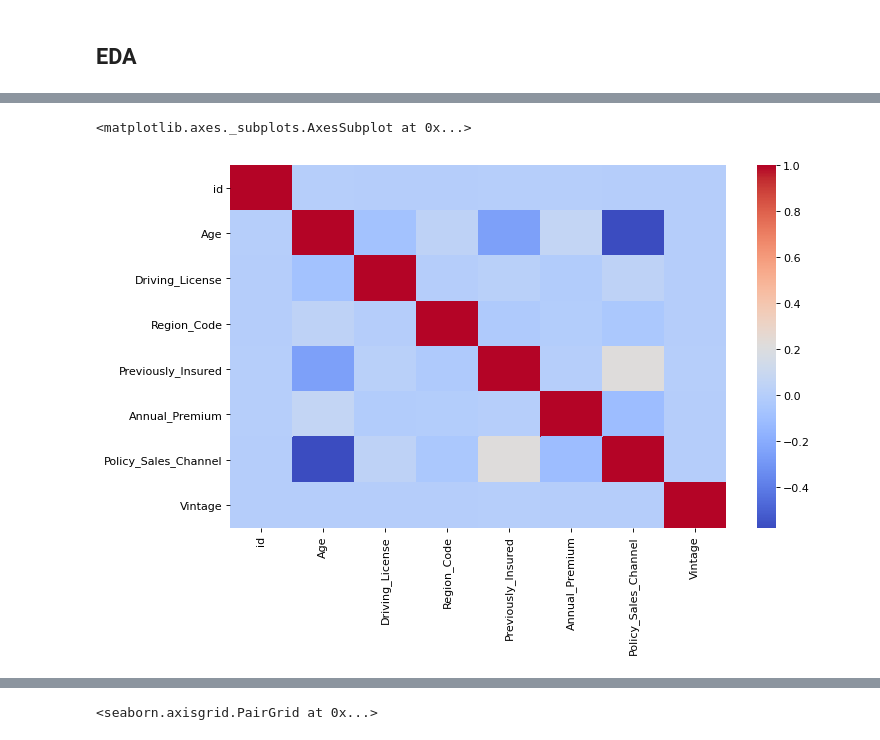
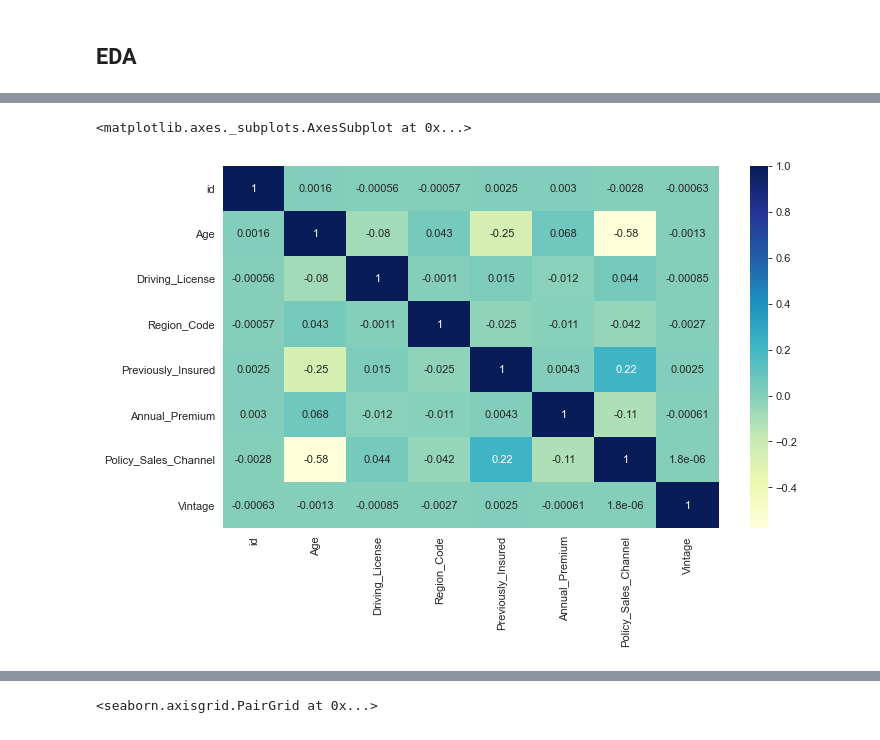
Before and after one commit to dibyaranjanGIT/Helth_Insurance_Cross_Sell_Prediction, a Jupyter notebook: Health_Insurance_Prediction.ipynb, the cells around one changed output, grey strips where cells are left out. Drawn from its saved outputs; the diff is of its cells as text; code cells hidden in the pictures.

```diff
--- a/Health_Insurance_Prediction.ipynb
+++ b/Health_Insurance_Prediction.ipynb
@@ -88,0 +84,2 @@ sns.countplot(df['Response']);
+# %%
+sns.set_style(style='whitegrid')
@@ -89,6 +120,6 @@ sns.countplot(df['Response']);
 # %%
 # Checking the colinearity between different features
-sns.heatmap(df.drop('Response',axis=1).corr(),cmap='coolwarm')
+sns.heatmap(df.drop('Response',axis=1).corr(),cmap='YlGnBu',annot=True)
 # %% [output]
 <matplotlib.axes._subplots.AxesSubplot at 0x...>
-[figure, old version]
+[figure, new version]
```
Also changed, not shown: parts of 79 cells of this notebook, 1 other file.
